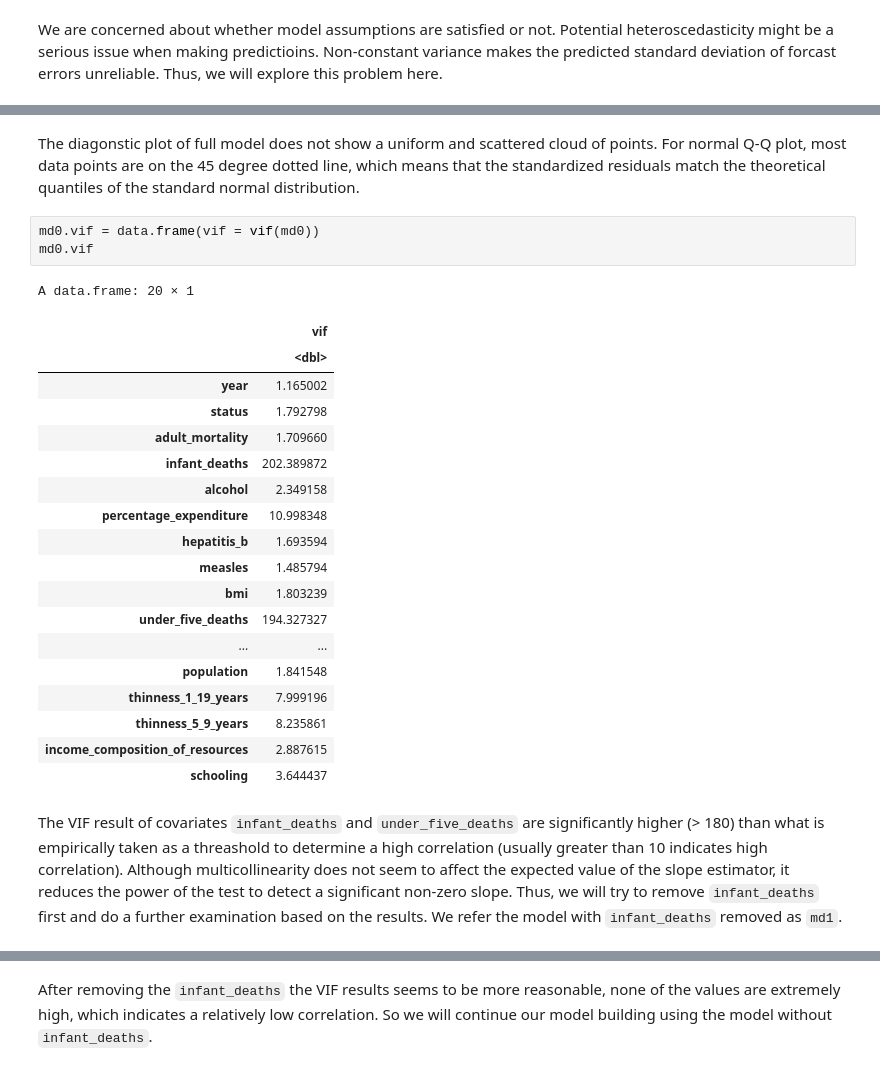
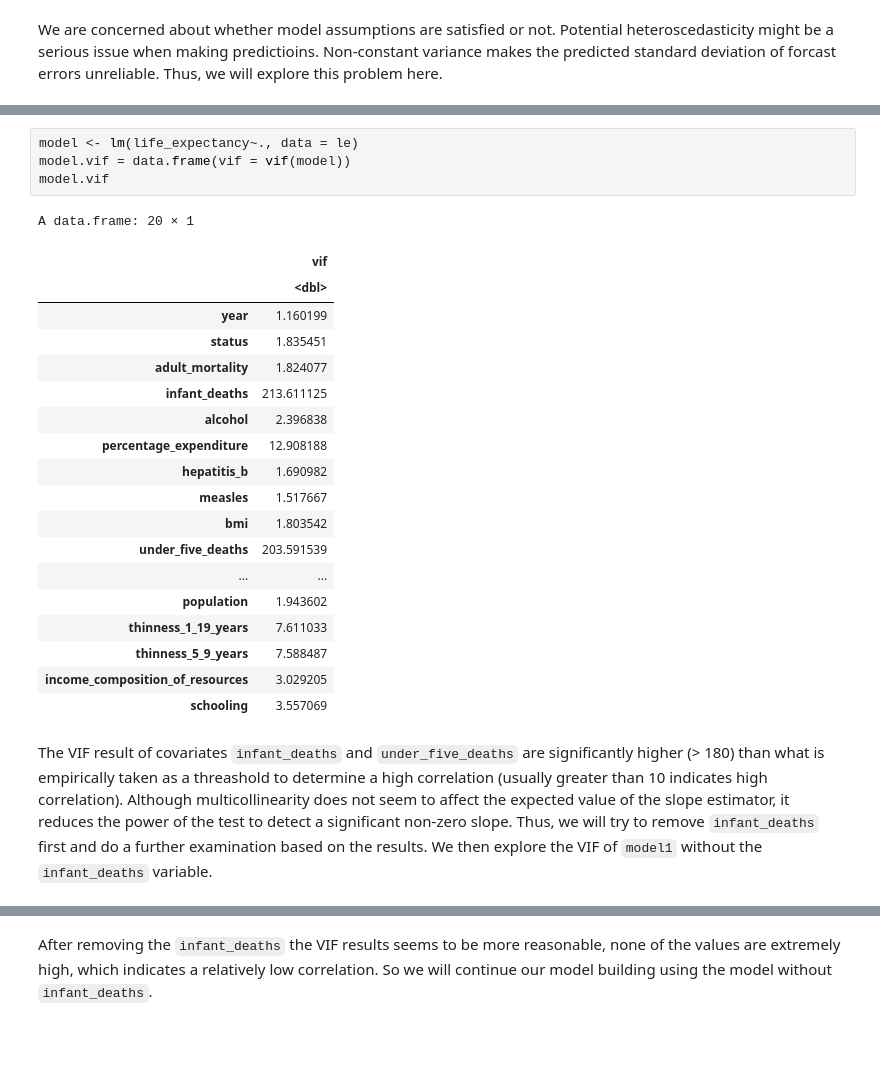
Before and after one commit to fionawang-yf/STAT301-LifeExpectancy, a Jupyter notebook: STAT301-Group1-Report.ipynb, the cells around one changed output, grey strips where cells are left out. Drawn from its saved outputs; the diff is of its cells as text; blank space fills up the shorter version.

```diff
--- a/STAT301-Group1-Report.ipynb
+++ b/STAT301-Group1-Report.ipynb
@@ -310,28 +273,27 @@ plot(md0, 2, main = "Full Model")
-# %% [markdown]
-The diagonstic plot of full model does not show a uniform and scattered cloud of points. For normal Q-Q plot, most data points are on the 45 degree dotted line, which means that the standardized residuals match the theoretical quantiles of the standard normal distribution.
 # %%
-md0.vif = data.frame(vif = vif(md0))
-md0.vif
+model <- lm(life_expectancy~., data = le)
+model.vif = data.frame(vif = vif(model))
+model.vif
 # %% [output]
 A data.frame: 20 × 1
 |  | vif |
 |  | <dbl> |
-| year | 1.165002 |
-| status | 1.792798 |
-| adult_mortality | 1.709660 |
-| infant_deaths | 202.389872 |
-| alcohol | 2.349158 |
-| percentage_expenditure | 10.998348 |
-| hepatitis_b | 1.693594 |
-| measles | 1.485794 |
-| bmi | 1.803239 |
-| under_five_deaths | 194.327327 |
+| year | 1.160199 |
+| status | 1.835451 |
+| adult_mortality | 1.824077 |
+| infant_deaths | 213.611125 |
+| alcohol | 2.396838 |
+| percentage_expenditure | 12.908188 |
+| hepatitis_b | 1.690982 |
+| measles | 1.517667 |
+| bmi | 1.803542 |
+| under_five_deaths | 203.591539 |
 | ... | ... |
-| population | 1.841548 |
-| thinness_1_19_years | 7.999196 |
-| thinness_5_9_years | 8.235861 |
-| income_composition_of_resources | 2.887615 |
-| schooling | 3.644437 |
+| population | 1.943602 |
+| thinness_1_19_years | 7.611033 |
+| thinness_5_9_years | 7.588487 |
+| income_composition_of_resources | 3.029205 |
+| schooling | 3.557069 |
 # %% [markdown]
-The VIF result of covariates `infant_deaths` and `under_five_deaths` are significantly higher (> 180) than what is empirically taken as a threashold to determine a high correlation (usually greater than 10 indicates high correlation). Although multicollinearity does not seem to affect the expected value of the slope estimator, it reduces the power of the test to detect a significant non-zero slope. Thus, we will try to remove `infant_deaths` first and do a further examination based on the results. We refer the model with `infant_deaths` removed as `md1`.
+The VIF result of covariates `infant_deaths` and `under_five_deaths` are significantly higher (> 180) than what is empirically taken as a threashold to determine a high correlation (usually greater than 10 indicates high correlation). Although multicollinearity does not seem to affect the expected value of the slope estimator, it reduces the power of the test to detect a significant non-zero slope. Thus, we will try to remove `infant_deaths` first and do a further examination based on the results.  We then explore the VIF of `model1` without the `infant_deaths` variable.
 # %%
```
Also changed, not shown: parts of 28 cells of this notebook.
